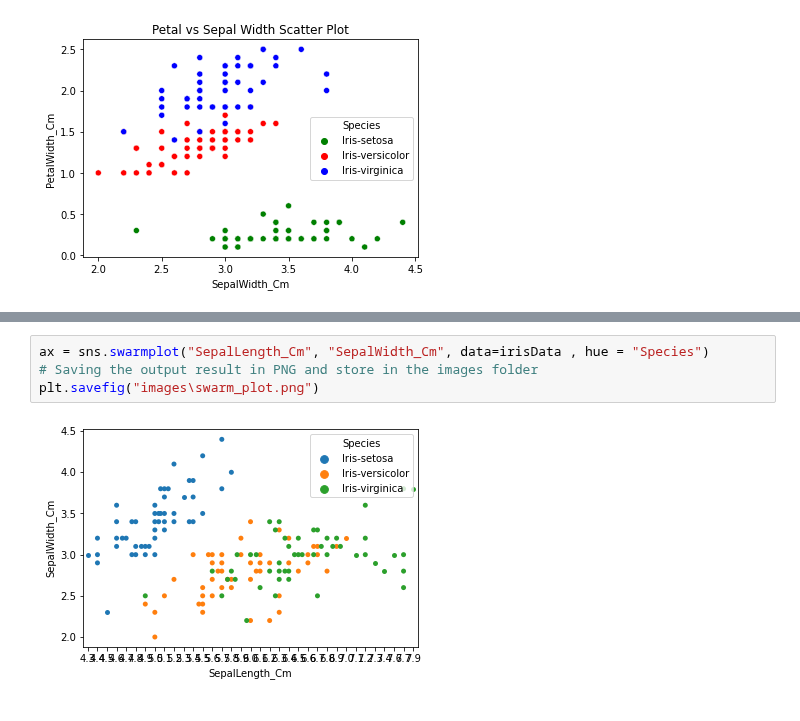
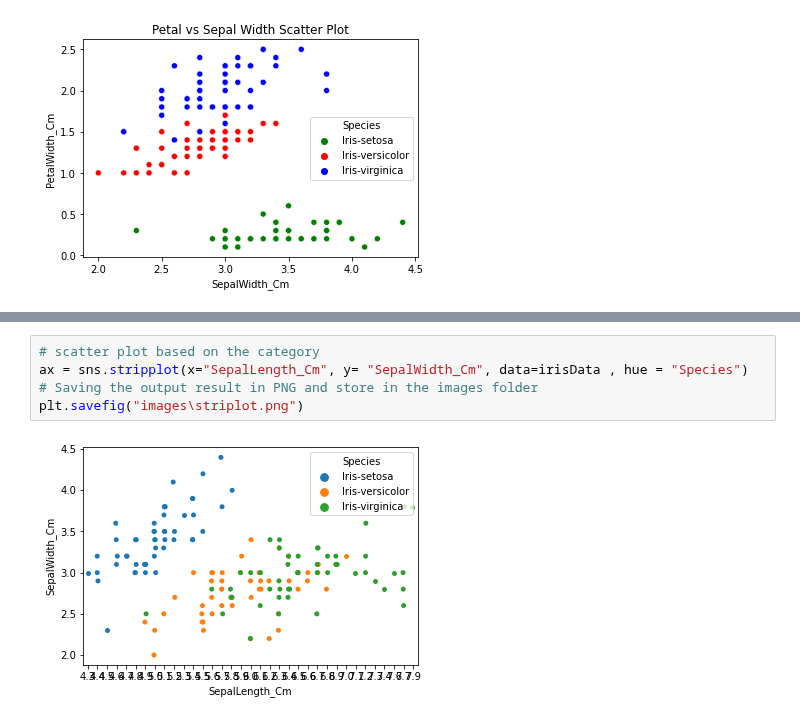
Before and after one commit to splitcomma/pands-project, a Jupyter notebook: analysis.ipynb, the cells around one changed output, grey strips where cells are left out. Drawn from its saved outputs; the diff is of its cells as text.

```diff
--- a/analysis.ipynb
+++ b/analysis.ipynb
@@ -147,9 +147,10 @@ plt.savefig("images\joint_plot.png")
 # %% [output]
 [figure]
 # %%
-ax = sns.swarmplot("SepalLength_Cm", "SepalWidth_Cm", data=irisData , hue = "Species")
+# scatter plot based on the category
+ax = sns.stripplot(x="SepalLength_Cm", y= "SepalWidth_Cm", data=irisData , hue = "Species")
 # Saving the output result in PNG and store in the images folder
-plt.savefig("images\swarm_plot.png")
+plt.savefig("images\striplot.png")
 # %% [output]
-[figure, old version]
+[figure, new version]
 # %%
```
Also changed, not shown: parts of 7 cells of this notebook, 11 other files.
